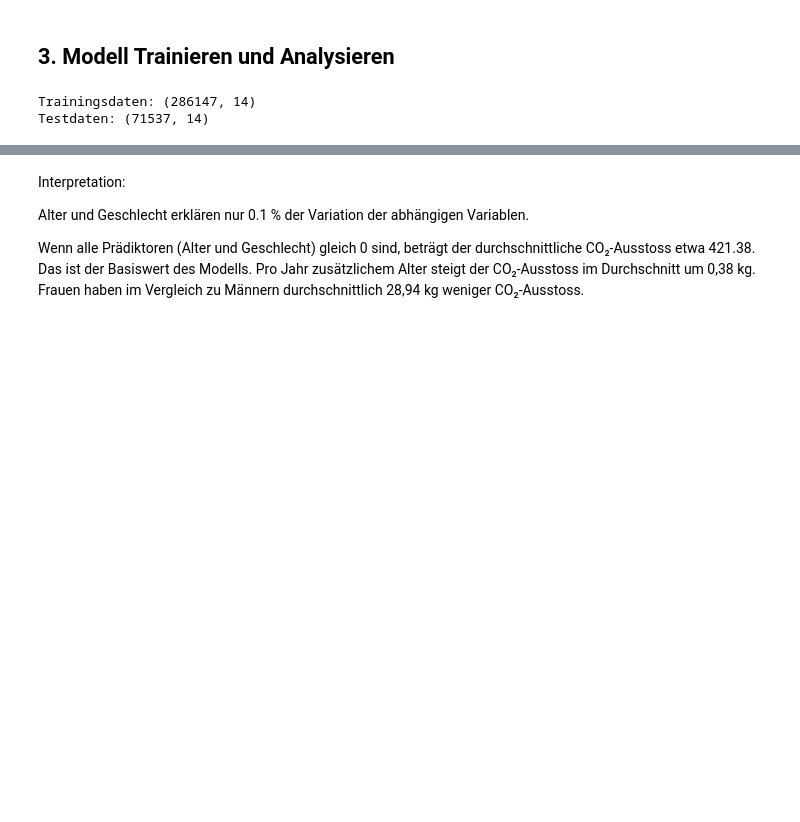
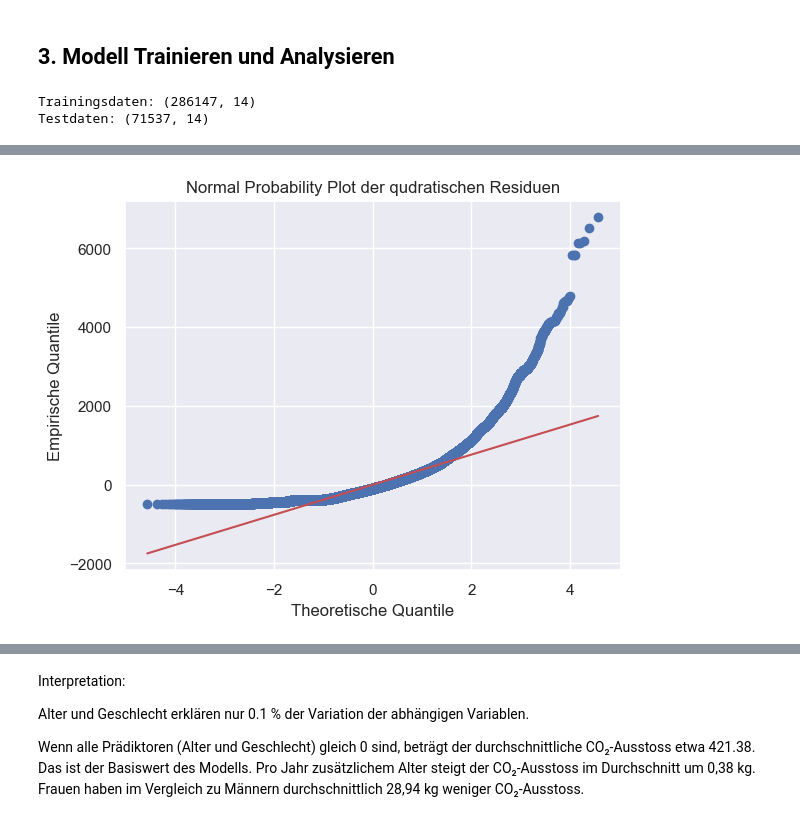
Before and after one commit to LeonidWouters/ANM, a Jupyter notebook: Modell_Stadt-Land-Intermediaer.ipynb, the cells around one changed output, grey strips where cells are left out. Cells and saved outputs as stored; diff of their text form; code cells hidden in the pictures; blank space fills up the shorter version.

```diff
--- a/Modell_Stadt-Land-Intermediaer.ipynb
+++ b/Modell_Stadt-Land-Intermediaer.ipynb
@@ -300,3 +304,14 @@ HH_STADT_LAND_2 (Intermediär): Haushalte in intermediären Regionen emittieren
 HH_STADT_LAND_3 (Ländlich): Haushalte in ländlichen Regionen emittieren im Durchschnitt 90.24 kg mehr CO₂ als Haushalte in städtischen Regionen.
 
 Zwischen diesen 3 Raumtypen, werden die meisten CO₂-Emissionen in ländlichen Räumen emittiert.
+# %%
+# Polynomielle Regression (2. Grades)
+# Polynomial Features erstellen
+poly = PolynomialFeatures(degree=2, include_bias=False)
+X_poly = poly.fit_transform(X)
+
+# Modell erstellen und fitten
+quadratisches_modell = sm.OLS(y, sm.add_constant(X_poly)).fit()
+
+# Ergebnisse zusammenfassen
+print(quadratisches_modell.summary())
@@ -302,0 +354,11 @@ Zwischen diesen 3 Raumtypen, werden die meisten CO₂-Emissionen in ländlichen
+# %%
+# Polynomielle Regression (2. Grades)
+# Polynomial Features erstellen
+poly = PolynomialFeatures(degree=2, include_bias=False)
+X_poly = poly.fit_transform(X)
+
+# Modell erstellen und fitten
+quadratisches_modell = sm.OLS(y, sm.add_constant(X_poly)).fit()
+
+# Ergebnisse zusammenfassen
+print(quadratisches_modell.summary())
@@ -302,0 +383,12 @@ Zwischen diesen 3 Raumtypen, werden die meisten CO₂-Emissionen in ländlichen
+# %%
+# Residuen berechnen
+residuals_quadtratisch = quadratisches_modell.resid
+fitted_values_quadtratisch = quadratisches_modell.fittedvalues
+# %%
+stats.probplot(residuals_quadtratisch, dist="norm", plot=plt)
+plt.title('Normal Probability Plot der qudratischen Residuen')
+plt.xlabel('Theoretische Quantile')
+plt.ylabel('Empirische Quantile')
+plt.show()
+# %% [output]
+[figure, added]
```
Also changed, not shown: parts of 37 cells of this notebook.
